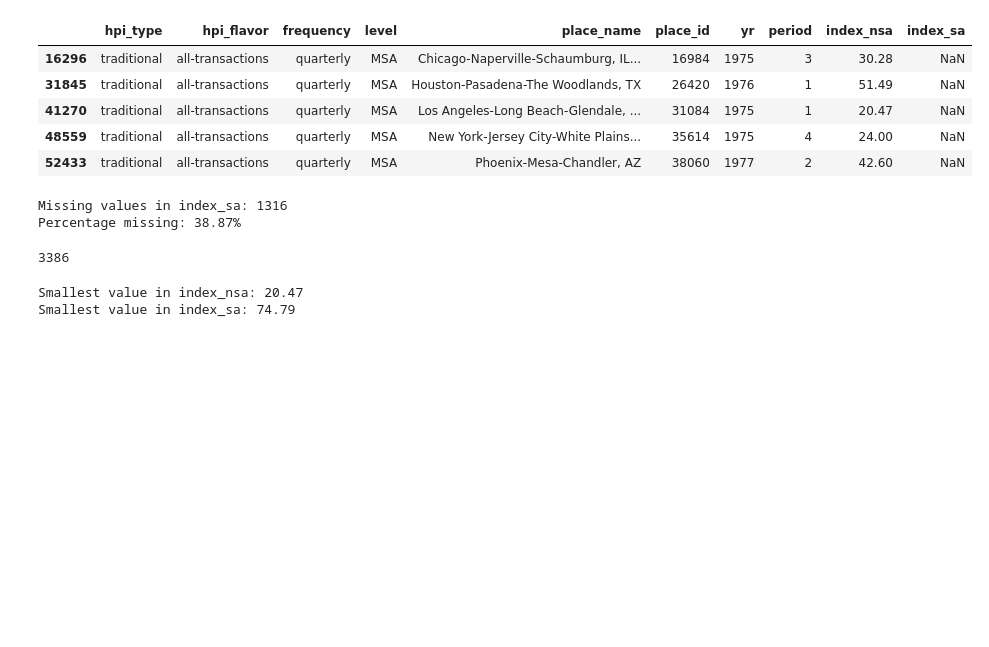
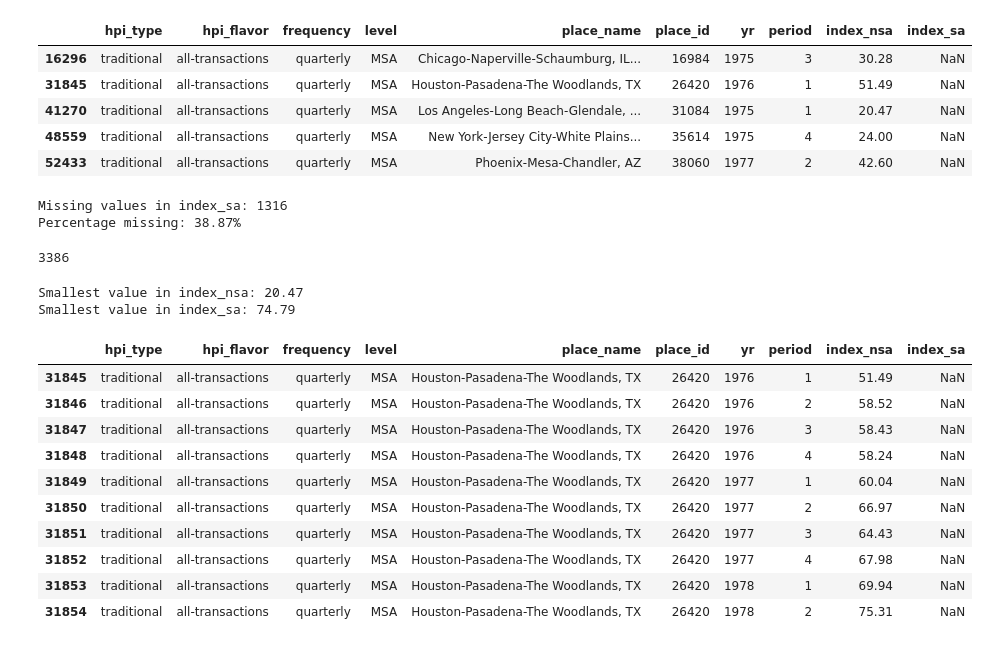
Before and after one commit to katelync12/HomeCast, a Jupyter notebook: hpi.ipynb, the cells around one changed output. Drawn from its saved outputs; the diff is of its cells as text; code cells hidden in the pictures; blank space fills up the shorter version.

```diff
--- a/hpi.ipynb
+++ b/hpi.ipynb
@@ -60,0 +69,14 @@ Smallest value in index_sa: 74.79
+# %%
+houston.head(10)
+# %% [output]
+|  | hpi_type | hpi_flavor | frequency | level | place_name | place_id | yr | period | index_nsa | index_sa |
+| 31845 | traditional | all-transactions | quarterly | MSA | Houston-Pasadena-The Woodlands, TX | 26420 | 1976 | 1 | 51.49 | NaN |
+| 31846 | traditional | all-transactions | quarterly | MSA | Houston-Pasadena-The Woodlands, TX | 26420 | 1976 | 2 | 58.52 | NaN |
+| 31847 | traditional | all-transactions | quarterly | MSA | Houston-Pasadena-The Woodlands, TX | 26420 | 1976 | 3 | 58.43 | NaN |
+| 31848 | traditional | all-transactions | quarterly | MSA | Houston-Pasadena-The Woodlands, TX | 26420 | 1976 | 4 | 58.24 | NaN |
+| 31849 | traditional | all-transactions | quarterly | MSA | Houston-Pasadena-The Woodlands, TX | 26420 | 1977 | 1 | 60.04 | NaN |
+| 31850 | traditional | all-transactions | quarterly | MSA | Houston-Pasadena-The Woodlands, TX | 26420 | 1977 | 2 | 66.97 | NaN |
+| 31851 | traditional | all-transactions | quarterly | MSA | Houston-Pasadena-The Woodlands, TX | 26420 | 1977 | 3 | 64.43 | NaN |
+| 31852 | traditional | all-transactions | quarterly | MSA | Houston-Pasadena-The Woodlands, TX | 26420 | 1977 | 4 | 67.98 | NaN |
+| 31853 | traditional | all-transactions | quarterly | MSA | Houston-Pasadena-The Woodlands, TX | 26420 | 1978 | 1 | 69.94 | NaN |
+| 31854 | traditional | all-transactions | quarterly | MSA | Houston-Pasadena-The Woodlands, TX | 26420 | 1978 | 2 | 75.31 | NaN |
```
Also changed, not shown: parts of 4 cells of this notebook.
